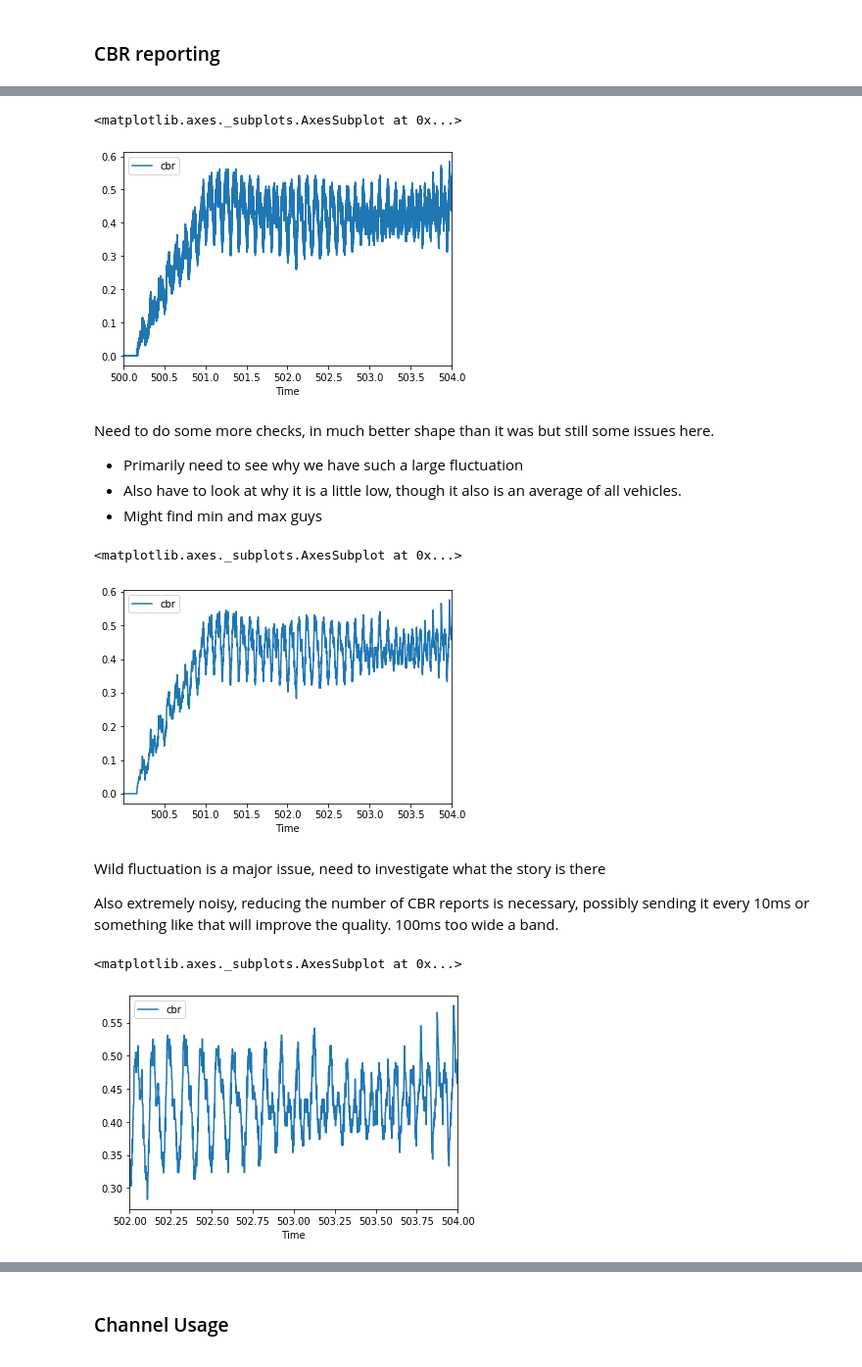
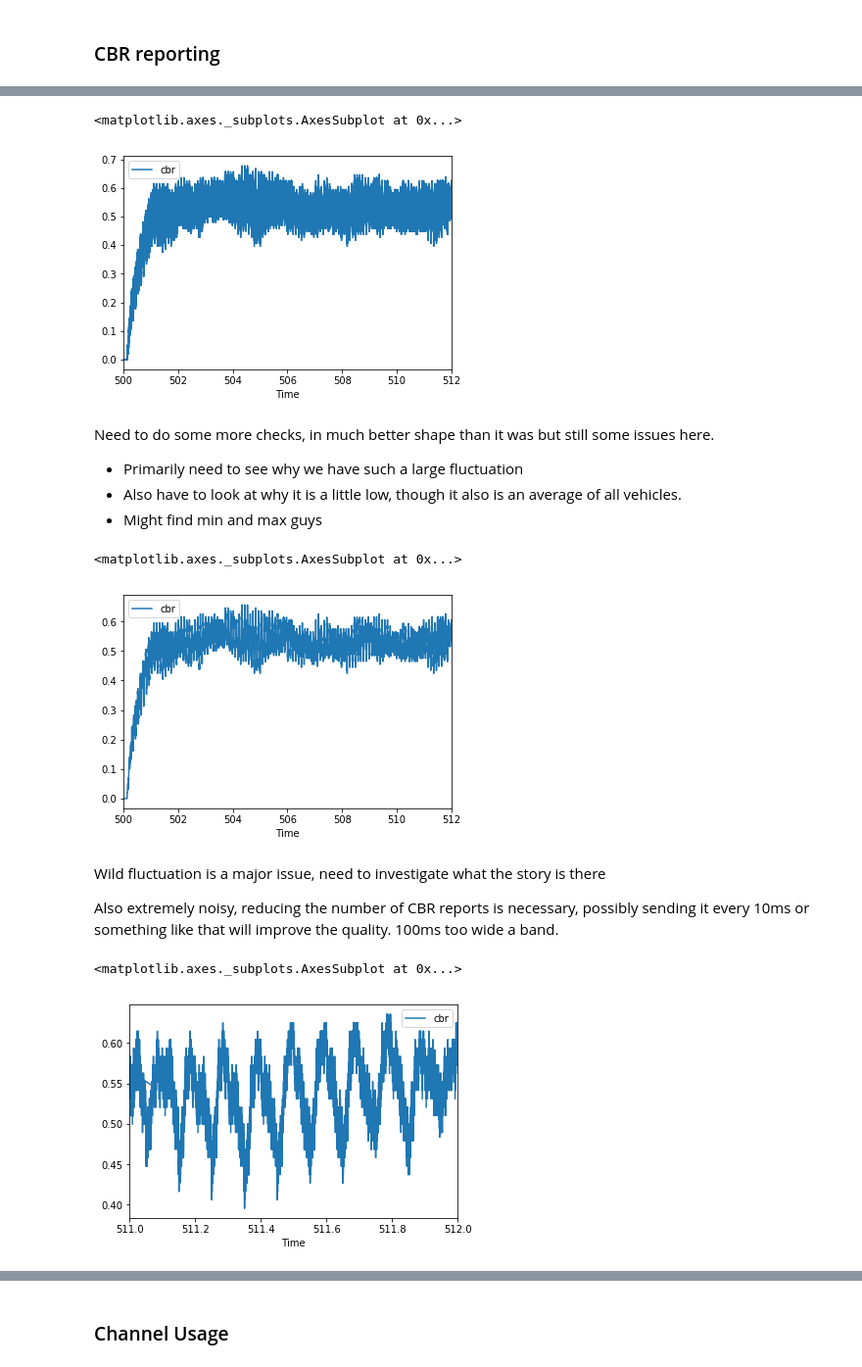
Before and after one commit to brianmc95/results-analysis, a Jupyter notebook: jupyter-notebooks/formal_graphs.ipynb, the cells around one changed output, grey strips where cells are left out. Shown at 98% size. Cells and saved outputs as stored; diff of their text form; code cells hidden in the pictures.

```diff
--- a/jupyter-notebooks/formal_graphs.ipynb
+++ b/jupyter-notebooks/formal_graphs.ipynb
@@ -174,7 +174,7 @@ def errors_dist(distances, decoded, decoded_labels, errors, error_labels, plot_n
 # %% [markdown]
 ### CBR reporting
 # %%
-raw_data_folder = "/Users/brianmccarthy/git_repos/results-analysis/data/raw_data/cv2x/allocation"
+raw_data_folder = "/home/brian/git_repos/results-analysis/data/raw_data/cv2x/CBR"
 # %%
 first_file = True
 merged_df = pd.DataFrame()
@@ -182,7 +182,9 @@ for file in os.listdir(raw_data_folder):
     if ".csv" in file:
         result_file = raw_data_folder + "/" + file
         if first_file:
-            merged_df = pd.read_csv(result_file, )
+            print(result_file)
+            merged_df = pd.read_csv(result_file)
             first_file = False
+            break
         else:
             merged_df.append(pd.read_csv(result_file))
@@ -190,7 +195,7 @@ for file in os.listdir(raw_data_folder):
 merged_df.plot(x="Time", y="cbr", kind="line")
 # %% [output]
 <matplotlib.axes._subplots.AxesSubplot at 0x...>
-[figure, old version]
+[figure, new version]
 # %% [markdown]
 Need to do some more checks, in much better shape than it was but still some issues here.
 
@@ -203,7 +208,7 @@ node_23_df = merged_df[(merged_df["NodeID"] == 23) & (merged_df["cbr"] >= 0.0)]
 node_23_df.plot(x="Time", y="cbr", kind="line")
 # %% [output]
 <matplotlib.axes._subplots.AxesSubplot at 0x...>
-[figure, old version]
+[figure, new version]
 # %% [markdown]
 Wild fluctuation is a major issue, need to investigate what the story is there
 
@@ -213,8 +216,10 @@ node_23_reduced_df = node_23_df[(node_23_df["Time"] >= 502) & (node_23_df["Time"
+# %%
+reduced_merged_df = merged_df[(merged_df["Time"] >= 511) & (merged_df["Time"] <= 512)]
 # %%
-node_23_reduced_df.plot(x="Time", y="cbr", kind="line")
+reduced_merged_df.plot(x="Time", y="cbr", kind="line")
 # %% [output]
 <matplotlib.axes._subplots.AxesSubplot at 0x...>
-[figure, old version]
+[figure, new version]
 # %%
 print("mean: {}".format(node_23_reduced_df["cbr"].mean()))
 print("std: {}".format(node_23_reduced_df["cbr"].std()))
```
Also changed, not shown: parts of 25 cells of this notebook, 2 other files.
